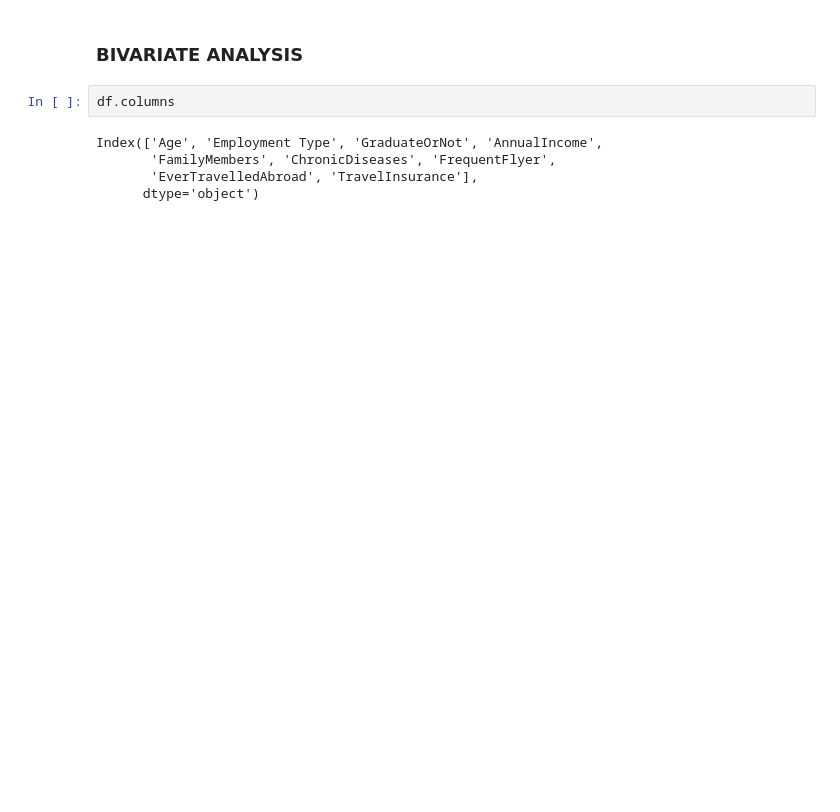
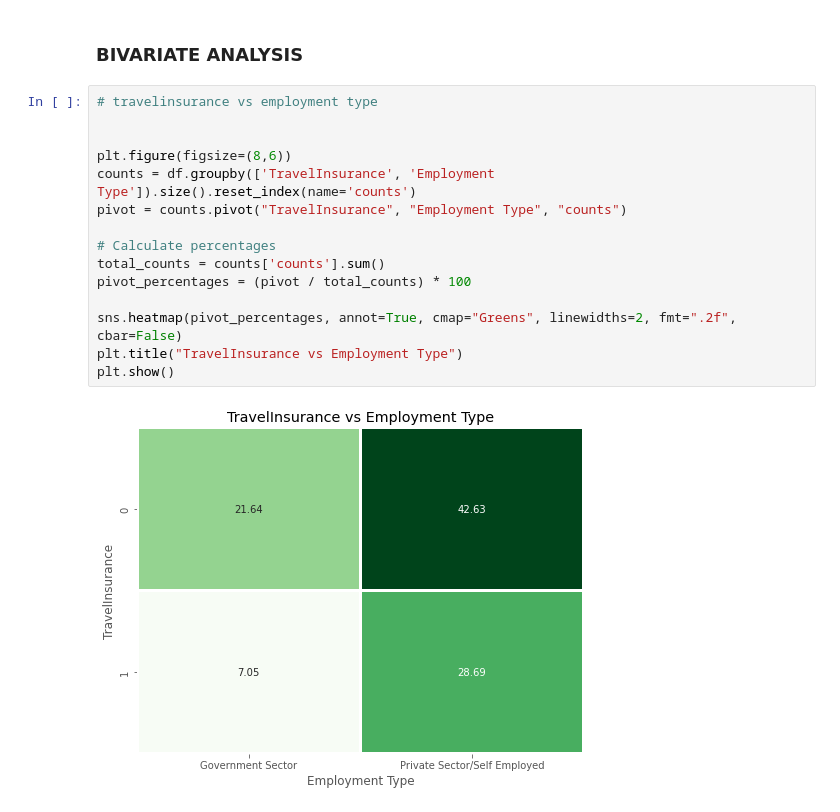
Before and after one commit to franciskyalo/travelprediction, a Jupyter notebook: travelprediction.ipynb, the cells around one changed output. Saved outputs shown, nothing was run; the diff lists cells and outputs as text; blank space fills up the shorter version.

```diff
--- a/travelprediction.ipynb
+++ b/travelprediction.ipynb
@@ -310,9 +347,19 @@ plt.show()
 # %% [markdown]
 ### **BIVARIATE ANALYSIS**
-# %%
-df.columns
-# %% [output]
-Index(['Age', 'Employment Type', 'GraduateOrNot', 'AnnualIncome',
-       'FamilyMembers', 'ChronicDiseases', 'FrequentFlyer',
-       'EverTravelledAbroad', 'TravelInsurance'],
-      dtype='object')
+# %%
+# travelinsurance vs employment type
+
+
+plt.figure(figsize=(8,6))
+counts = df.groupby(['TravelInsurance', 'Employment Type']).size().reset_index(name='counts')
+pivot = counts.pivot("TravelInsurance", "Employment Type", "counts")
+
+# Calculate percentages
+total_counts = counts['counts'].sum()
+pivot_percentages = (pivot / total_counts) * 100
+
+sns.heatmap(pivot_percentages, annot=True, cmap="Greens", linewidths=2, fmt=".2f", cbar=False)
+plt.title("TravelInsurance vs Employment Type")
+plt.show()
+# %% [output]
+[figure, added]
```
Also changed, not shown: parts of 65 cells of this notebook.
